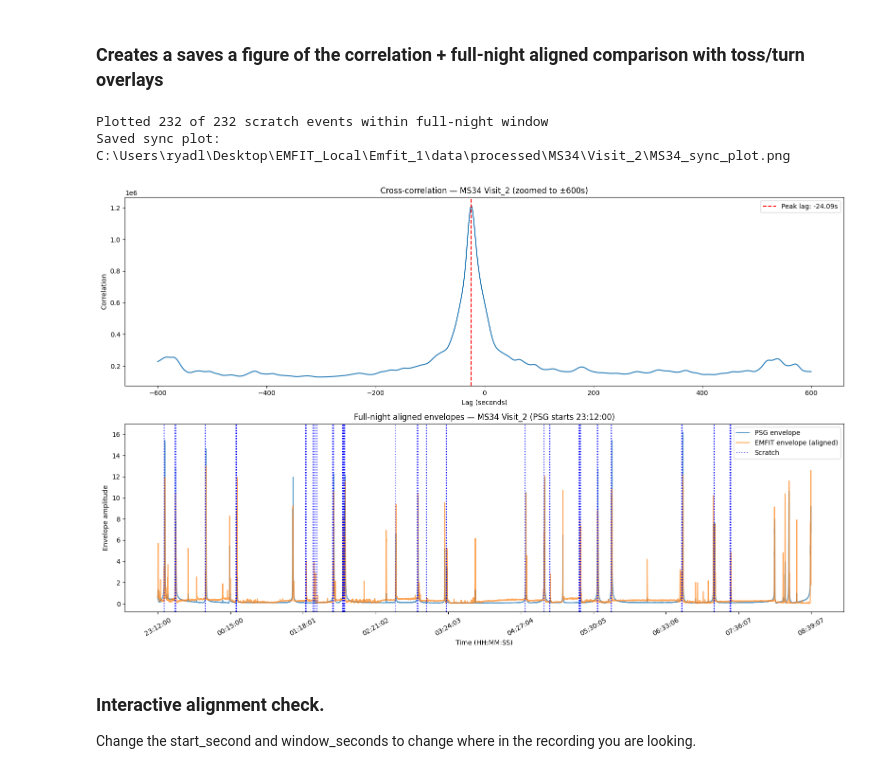
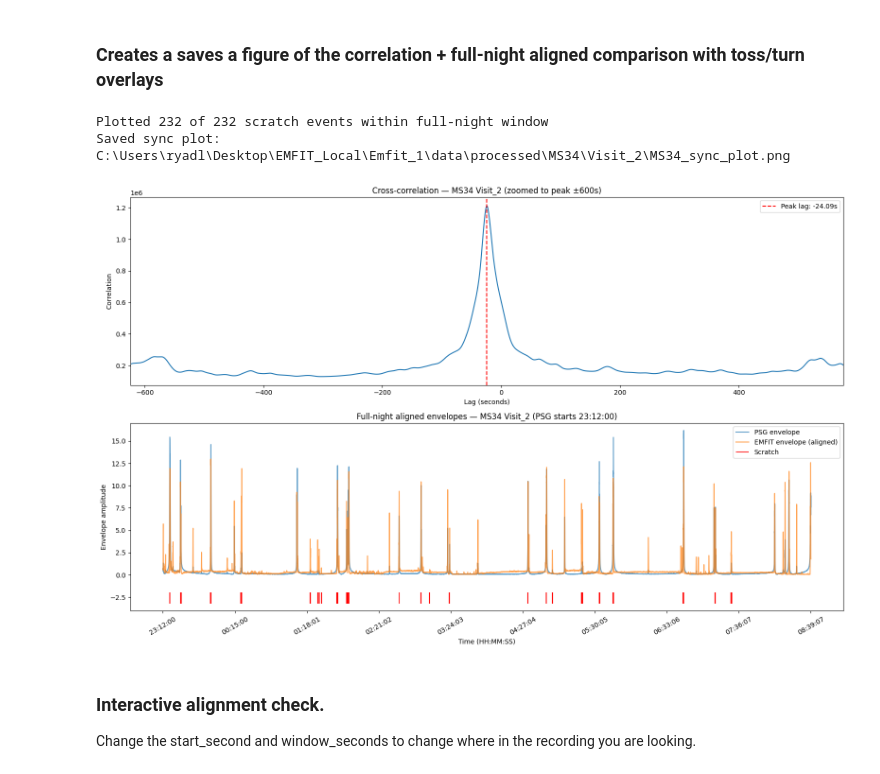
Before and after one commit to ryadl14/Mind_and_Skin, a Jupyter notebook: scripts/PSG_EMFIT_sync.ipynb, the cells around one changed output. Saved outputs shown, nothing was run; the diff lists cells and outputs as text; code cells hidden in the pictures.

Commit message:
Made sure the syncing working correclty and used a rug plot to visualise tossnturns and scratches.

```diff
--- a/scripts/PSG_EMFIT_sync.ipynb
+++ b/scripts/PSG_EMFIT_sync.ipynb
@@ -365,10 +361,12 @@ Full-night plot duration (shorter signal): 9.45h
 fig, axs = plt.subplots(2, 1, figsize=(16, 10))
 
 # --- Top: cross-correlation plot ---
-mask = (lags_full/PSG_FS >= -CORR_ZOOM_S) & (lags_full/PSG_FS <= CORR_ZOOM_S)
+mask = (lags_full/PSG_FS >= lag_seconds - CORR_ZOOM_S) & (lags_full/PSG_FS <= lag_seconds + CORR_ZOOM_S)
+
 axs[0].plot(lags_full[mask]/PSG_FS, correlation_full[mask])
 axs[0].axvline(x=lag_seconds, color='r', linestyle='--', label=f'Peak lag: {lag_seconds:.2f}s')
-axs[0].set_title(f'Cross-correlation — {PARTICIPANT} {VISIT} (zoomed to ±{CORR_ZOOM_S}s)')
+axs[0].set_xlim(lag_seconds - CORR_ZOOM_S, lag_seconds + CORR_ZOOM_S)
+axs[0].set_title(f'Cross-correlation — {PARTICIPANT} {VISIT} (zoomed to peak ±{CORR_ZOOM_S}s)')
 axs[0].set_xlabel('Lag (seconds)')
 axs[0].set_ylabel('Correlation')
 axs[0].legend()
@@ -385,58 +383,62 @@ axs[1].plot(time_axis_psg_full, psg_smooth[:full_duration_samples_psg_rate],
 axs[1].plot(time_axis_emfit_full, emfit_aligned_envelope[:full_duration_samples_psg_rate],
             label='EMFIT envelope (aligned)', alpha=0.7)
 
-# Overlay toss/turn events (green) and scratch events (red)
-if len(tossnturn_seconds_aligned) > 0:
-    tt_in_range = tossnturn_seconds_aligned[
-        (tossnturn_seconds_aligned >= 0) & (tossnturn_seconds_aligned <= full_duration_seconds)
-    ]
-    for i, t in enumerate(tt_in_range):
-        axs[1].axvline(x=t, color='green', linestyle=':', alpha=0.6,
-                        label='Toss/turn' if i == 0 else None)
+# === Overlay toss/turn and scratch as rug-plot ticks below the x-axis ===
+y_max = max(np.nanmax(psg_smooth[:full_duration_samples_psg_rate]),
+            np.nanmax(emfit_aligned_envelope[:full_duration_samples_psg_rate]))
+
+tt_in_range = tossnturn_seconds_aligned[
+    (tossnturn_seconds_aligned >= 0) & (tossnturn_seconds_aligned <= full_duration_seconds)
+]
+scratch_in_range = scratch_seconds_aligned[
+    (scratch_seconds_aligned >= 0) & (scratch_seconds_aligned <= full_duration_seconds)
+]
+
+if len(tt_in_range) > 0:
+    axs[1].eventplot(tt_in_range, lineoffsets=-0.06 * y_max, linelengths=0.08 * y_max,
+                      colors='green', alpha=0.8, label='Toss/turn')
     print(f"Plotted {len(tt_in_range)} of {len(tossnturn_seconds_aligned)} toss/turn events within full-night window")
 
-if len(scratch_seconds_aligned) > 0:
-    scratch_in_range = scratch_seconds_aligned[
-        (scratch_seconds_aligned >= 0) & (scratch_seconds_aligned <= full_duration_seconds)
-    ]
-    for i, t in enumerate(scratch_in_range):
-        axs[1].axvline(x=t, color='blue', linestyle=':', alpha=0.6,
-                        label='Scratch' if i == 0 else None)
+if len(scratch_in_range) > 0:
+    axs[1].eventplot(scratch_in_range, lineoffsets=-0.16 * y_max, linelengths=0.08 * y_max,
+                      colors='red', alpha=0.8, label='Scratch')
     print(f"Plotted {len(scratch_in_range)} of {len(scratch_seconds_aligned)} scratch events within full-night window")
 
+# Extend y-axis down so the rug rows are visible below the envelope plot
+axs[1].set_ylim(-0.25 * y_max, y_max * 1.05)
 # PSG absolute start time for HH:MM:SS labels
 psg_start_timedelta = akti['time_delta'].iloc[0]
 
 def seconds_to_hms(seconds_from_psg_start):
     absolute = psg_start_timedelta + pd.to_timedelta(seconds_from_psg_start, unit='s')
     total_seconds = int(absolute.total_seconds())
     h = (total_seconds // 3600) % 24
     m = (total_seconds % 3600) // 60
     s = total_seconds % 60
     return f"{h:02d}:{m:02d}:{s:02d}"
 
 n_ticks = 10
 tick_positions = np.linspace(0, full_duration_seconds, n_ticks)
 tick_labels = [seconds_to_hms(t) for t in tick_positions]
 
 axs[1].set_title(f'Full-night aligned envelopes — {PARTICIPANT} {VISIT} (PSG starts {seconds_to_hms(0)})')
 axs[1].set_xlabel('Time (HH:MM:SS)')
 axs[1].set_ylabel('Envelope amplitude')
 axs[1].set_xticks(tick_positions)
 axs[1].set_xticklabels(tick_labels, rotation=30)
 axs[1].legend()
 
 plt.tight_layout()
 
 save_path = processed_dir / f"{PARTICIPANT}_sync_plot.png"
 plt.savefig(save_path, dpi=150)
 print(f"Saved sync plot: {save_path}")
 
 plt.show()
 # %% [output]
 Plotted 232 of 232 scratch events within full-night window
 Saved sync plot: C:\Users\ryadl\Desktop\EMFIT_Local\Emfit_1\data\processed\MS34\Visit_2\MS34_sync_plot.png
-[figure, old version]
+[figure, new version]
 # %% [markdown]
 ### Interactive alignment check.
 Change the start_second and window_seconds to change where in the recording you are looking.
```
Also changed, not shown: parts of 6 cells of this notebook.
